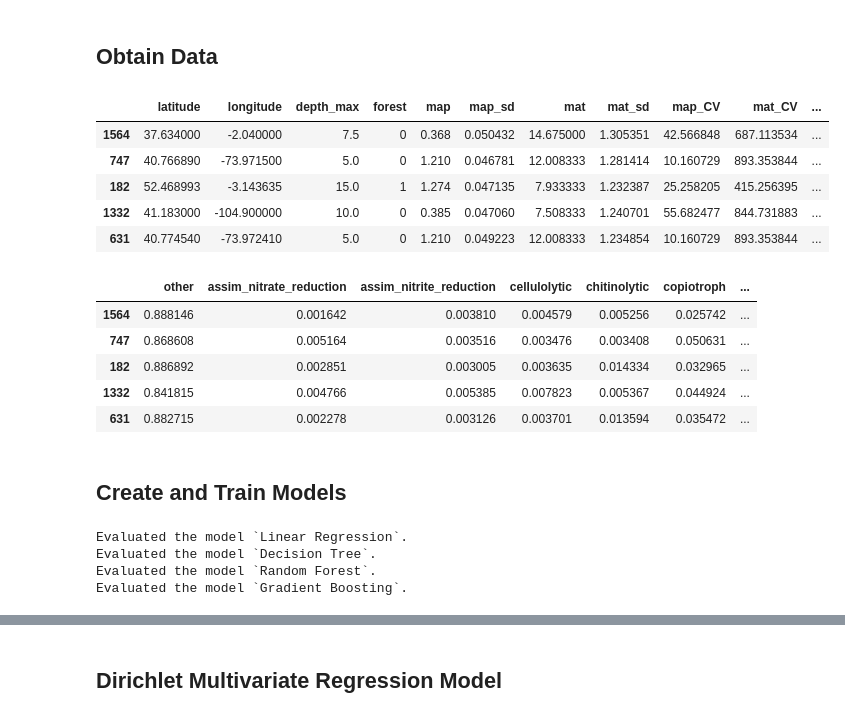
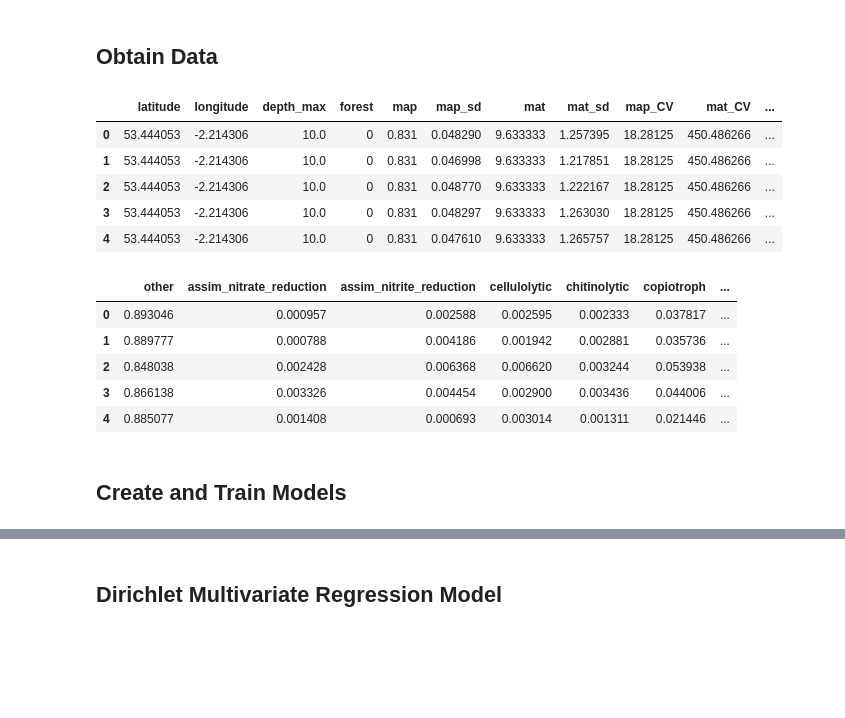
Before and after one commit to Vincent-Therrien/micropyome, a Jupyter notebook: demos/regressions.ipynb, the cells around one changed output, grey strips where cells are left out. Drawn from its saved outputs; the diff is of its cells as text; code cells hidden in the pictures; blank space fills up the shorter version.

```diff
--- a/demos/regressions.ipynb
+++ b/demos/regressions.ipynb
@@ -19,7 +20,8 @@ from micropyome.taxa import regression
 # %%
 DATASET_PATH = "data/averill_processed/bacteria/"
 # %%
-datasets = {}
+X = {}
+Y = {}
 for level in regression.TAXONOMIC_LEVELS:
     x = pd.read_csv(f"{DATASET_PATH}{level}/15_variables.csv")
     if level == 'fg':
@@ -31,29 +33,26 @@ for level in regression.TAXONOMIC_LEVELS:
     # x = StandardScaler().fit_transform(x)
     y = y.drop(y.columns[0], axis=1)
 
-    x_train, x_test, y_train, y_test = train_test_split(x, y, test_size=0.2)
-    datasets[level] = {
-        "x_train": x_train, "x_test": x_test,
-        "y_train": y_train, "y_test": y_test
-    }
+    X[level] = x
+    Y[level] = y
 # %%
-datasets["fg"]["x_train"].head()
+X["fg"].head()
 # %% [output]
 |  | latitude | longitude | depth_max | forest | map | map_sd | mat | mat_sd | map_CV | mat_CV | ... |
-| 1564 | 37.634000 | -2.040000 | 7.5 | 0 | 0.368 | 0.050432 | 14.675000 | 1.305351 | 42.566848 | 687.113534 | ... |
-| 747 | 40.766890 | -73.971500 | 5.0 | 0 | 1.210 | 0.046781 | 12.008333 | 1.281414 | 10.160729 | 893.353844 | ... |
-| 182 | 52.468993 | -3.143635 | 15.0 | 1 | 1.274 | 0.047135 | 7.933333 | 1.232387 | 25.258205 | 415.256395 | ... |
-| 1332 | 41.183000 | -104.900000 | 10.0 | 0 | 0.385 | 0.047060 | 7.508333 | 1.240701 | 55.682477 | 844.731883 | ... |
-| 631 | 40.774540 | -73.972410 | 5.0 | 0 | 1.210 | 0.049223 | 12.008333 | 1.234854 | 10.160729 | 893.353844 | ... |
+| 0 | 53.444053 | -2.214306 | 10.0 | 0 | 0.831 | 0.048290 | 9.633333 | 1.257395 | 18.28125 | 450.486266 | ... |
+| 1 | 53.444053 | -2.214306 | 10.0 | 0 | 0.831 | 0.046998 | 9.633333 | 1.217851 | 18.28125 | 450.486266 | ... |
+| 2 | 53.444053 | -2.214306 | 10.0 | 0 | 0.831 | 0.048770 | 9.633333 | 1.222167 | 18.28125 | 450.486266 | ... |
+| 3 | 53.444053 | -2.214306 | 10.0 | 0 | 0.831 | 0.048297 | 9.633333 | 1.263030 | 18.28125 | 450.486266 | ... |
+| 4 | 53.444053 | -2.214306 | 10.0 | 0 | 0.831 | 0.047610 | 9.633333 | 1.265757 | 18.28125 | 450.486266 | ... |
 # %%
-datasets["fg"]["y_train"].head()
+Y["fg"].head()
 # %% [output]
 |  | other | assim_nitrate_reduction | assim_nitrite_reduction | cellulolytic | chitinolytic | copiotroph | ... |
-| 1564 | 0.888146 | 0.001642 | 0.003810 | 0.004579 | 0.005256 | 0.025742 | ... |
-| 747 | 0.868608 | 0.005164 | 0.003516 | 0.003476 | 0.003408 | 0.050631 | ... |
-| 182 | 0.886892 | 0.002851 | 0.003005 | 0.003635 | 0.014334 | 0.032965 | ... |
-| 1332 | 0.841815 | 0.004766 | 0.005385 | 0.007823 | 0.005367 | 0.044924 | ... |
-| 631 | 0.882715 | 0.002278 | 0.003126 | 0.003701 | 0.013594 | 0.035472 | ... |
+| 0 | 0.893046 | 0.000957 | 0.002588 | 0.002595 | 0.002333 | 0.037817 | ... |
+| 1 | 0.889777 | 0.000788 | 0.004186 | 0.001942 | 0.002881 | 0.035736 | ... |
+| 2 | 0.848038 | 0.002428 | 0.006368 | 0.006620 | 0.003244 | 0.053938 | ... |
+| 3 | 0.866138 | 0.003326 | 0.004454 | 0.002900 | 0.003436 | 0.044006 | ... |
+| 4 | 0.885077 | 0.001408 | 0.000693 | 0.003014 | 0.001311 | 0.021446 | ... |
 # %% [markdown]
 ## Create and Train Models
 # %%
@@ -63,20 +63,3 @@ models = {
     "Random Forest": RandomForestRegressor(),
     "Gradient Boosting": MultiOutputRegressor(GradientBoostingRegressor()),
 }
-# %%
-results = {}
-for model_name, model in models.items():
-    results[model_name] = {}
-    for level, dataset in datasets.items():
-        model.fit(dataset["x_train"], dataset["y_train"])
-        r = regression.evaluate(
-            model, dataset["x_test"], dataset["y_test"],
-            ignore="other", threshold=0.01
-        )
-        results[model_name][level] = np.mean(r)
-    print(f"Evaluated the model `{model_name}`.")
-# %% [output]
-Evaluated the model `Linear Regression`.
-Evaluated the model `Decision Tree`.
-Evaluated the model `Random Forest`.
-Evaluated the model `Gradient Boosting`.
```
Also changed, not shown: parts of 16 cells of this notebook, 1 other file.
